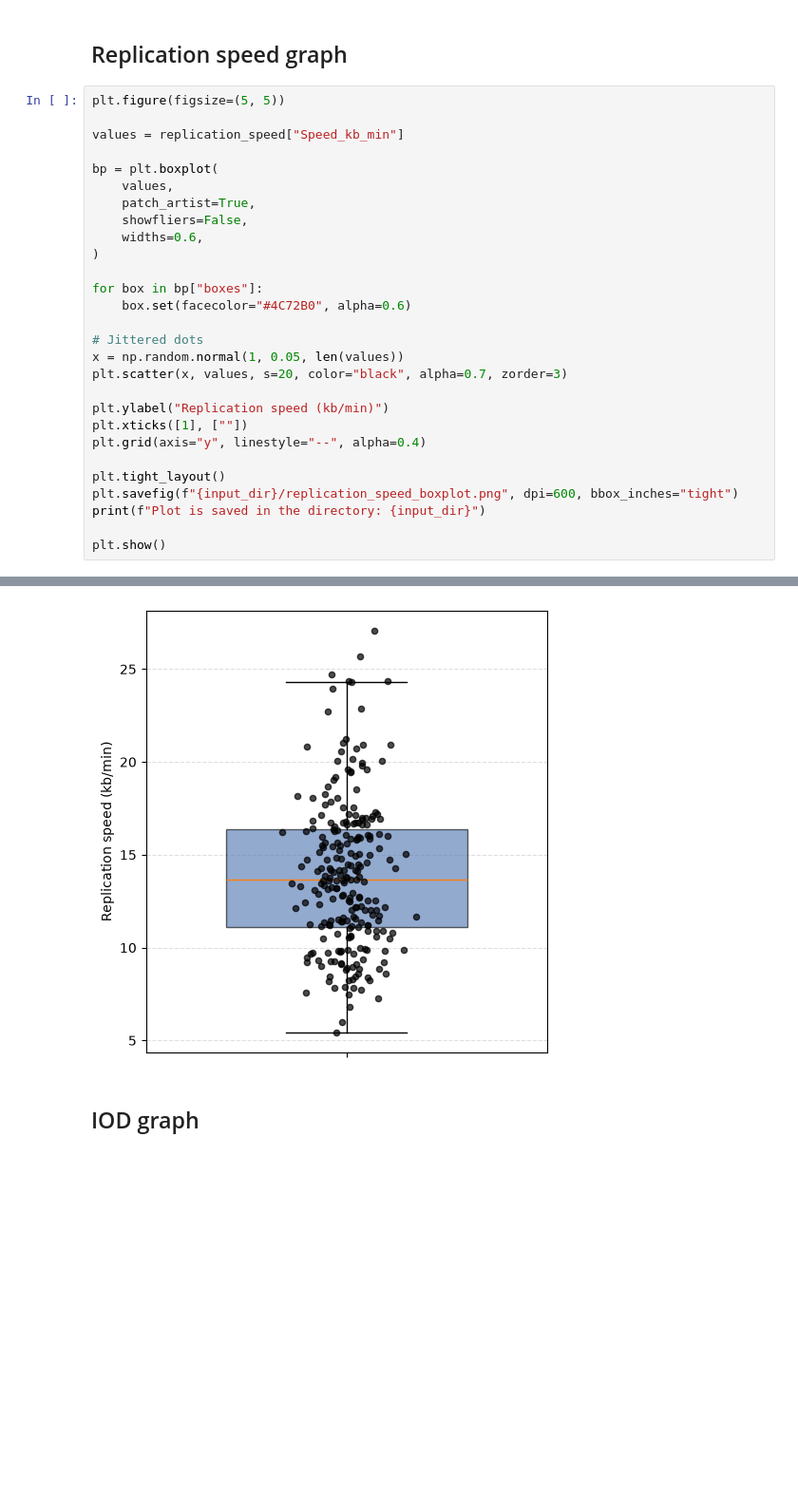
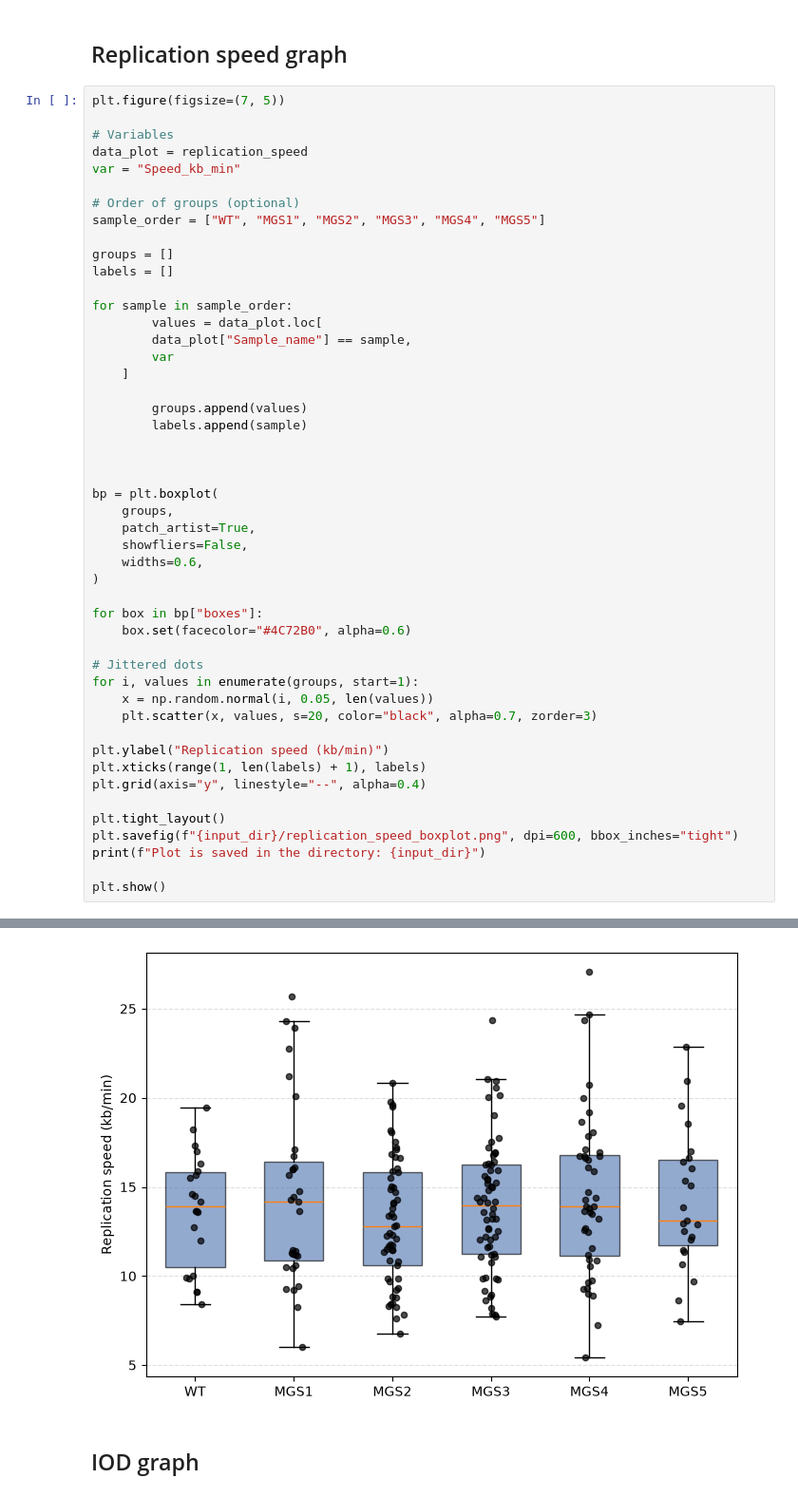
Before and after one commit to Lopatushka/DNA_fibers, a Jupyter notebook: data_agg.ipynb, the cells around one changed output, grey strips where cells are left out. Shown at 95% size. Saved outputs shown, nothing was run; the diff lists cells and outputs as text; blank space fills up the shorter version.

Commit message:
plots

```diff
--- a/data_agg.ipynb
+++ b/data_agg.ipynb
@@ -159,35 +144,55 @@ iod_kb
 # %% [markdown]
 ## Replication speed graph
 # %%
-plt.figure(figsize=(5, 5))
+plt.figure(figsize=(7, 5))
 
-values = replication_speed["Speed_kb_min"]
+# Variables
+data_plot = replication_speed
+var = "Speed_kb_min"
+
+# Order of groups (optional)
+sample_order = ["WT", "MGS1", "MGS2", "MGS3", "MGS4", "MGS5"]
+
+groups = []
+labels = []
+
+for sample in sample_order:
+        values = data_plot.loc[
+        data_plot["Sample_name"] == sample,
+        var
+    ]
+
+        groups.append(values)
+        labels.append(sample)
+
+
 
 bp = plt.boxplot(
-    values,
+    groups,
     patch_artist=True,
     showfliers=False,
     widths=0.6,
 )
 
 for box in bp["boxes"]:
     box.set(facecolor="#4C72B0", alpha=0.6)
 
 # Jittered dots
-x = np.random.normal(1, 0.05, len(values))
-plt.scatter(x, values, s=20, color="black", alpha=0.7, zorder=3)
+for i, values in enumerate(groups, start=1):
+    x = np.random.normal(i, 0.05, len(values))
+    plt.scatter(x, values, s=20, color="black", alpha=0.7, zorder=3)
 
 plt.ylabel("Replication speed (kb/min)")
-plt.xticks([1], [""])
+plt.xticks(range(1, len(labels) + 1), labels)
 plt.grid(axis="y", linestyle="--", alpha=0.4)
 
 plt.tight_layout()
 plt.savefig(f"{input_dir}/replication_speed_boxplot.png", dpi=600, bbox_inches="tight")
 print(f"Plot is saved in the directory: {input_dir}")
 
 plt.show()
 # %% [output]
 Plot is saved in the directory: /mnt/c/users/helen/Desktop/010726
-[figure, old version]
+[figure, new version]
 # %% [markdown]
 ## IOD graph
```
Also changed, not shown: parts of 6 cells of this notebook.
